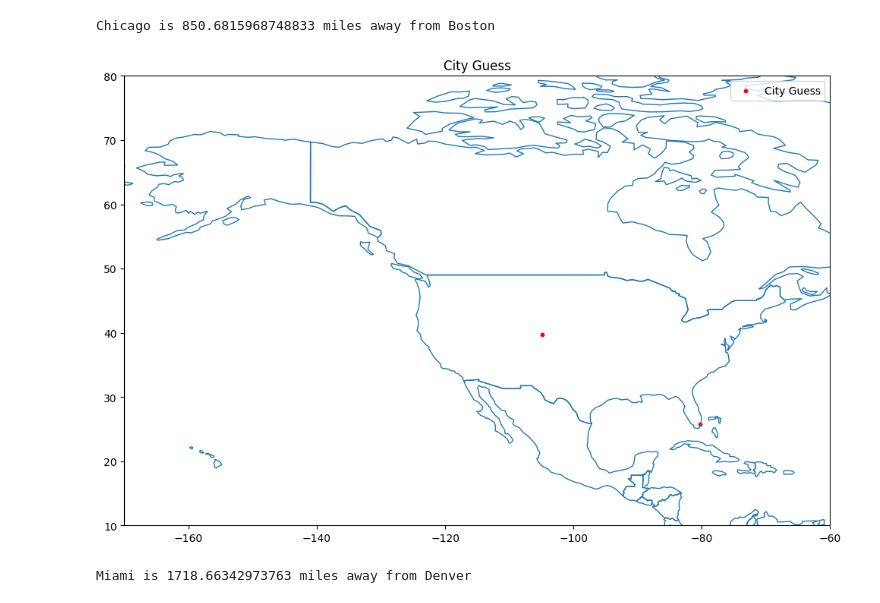
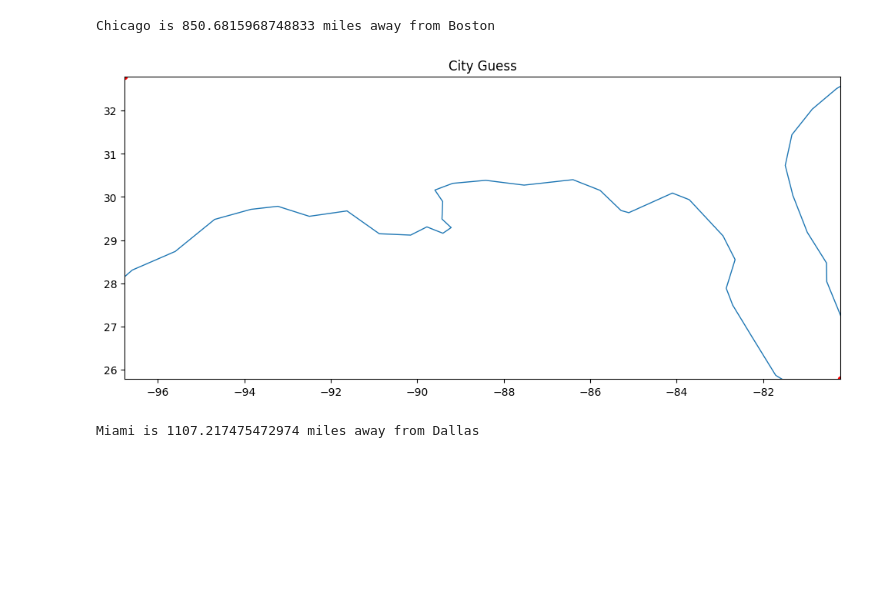
Before and after one commit to Bench-amblee/vscode, a Jupyter notebook: top_cities_notebook.ipynb, the cells around one changed output. Drawn from its saved outputs; the diff is of its cells as text; code cells hidden in the pictures; blank space fills up the shorter version.

```diff
--- a/top_cities_notebook.ipynb
+++ b/top_cities_notebook.ipynb
@@ -136,20 +136,23 @@ def guess_city_map(answer, guess):
     ]
 
     results_df = pd.DataFrame(cities_data)
-    world = gpd.read_file(gpd.datasets.get_path('naturalearth_lowres'))
     results_gdf = gpd.GeoDataFrame(results_df, geometry=gpd.points_from_xy(results_df.lon, results_df.lat))
 
-    bbox = [-170, 10, -60, 80]  # (min_lon, min_lat, max_lon, max_lat)
+
+    # Set max x and y for map output
+    min_lon = min(results_gdf['geometry'].bounds['minx'])
+    max_lon = max(results_gdf['geometry'].bounds['maxx'])
+    min_lat = min(results_gdf['geometry'].bounds['miny'])
+    max_lat = max(results_gdf['geometry'].bounds['maxy'])
+
+
+    world = gpd.read_file(gpd.datasets.get_path('naturalearth_lowres'))
+
     fig, ax = plt.subplots(figsize=(12, 8))
     world.boundary.plot(ax=ax, linewidth=1)
-    results_gdf.plot(ax=ax, color='red', markersize=10, label='City Guess')
-
-    # Set the extent of the map to North America
-    ax.set_xlim(bbox[0], bbox[2])
-    ax.set_ylim(bbox[1], bbox[3])
-
-    # Add a legend
-    plt.legend()
+    results_gdf.plot(ax=ax, color='red', markersize=20, label='City Guess')
+    ax.set_xlim(min_lon, max_lon)
+    ax.set_ylim(min_lat, max_lat)
 
     # Set title
     plt.title('City Guess')
@@ -162,7 +165,7 @@ def guess_city_map(answer, guess):
 
     print(guess + ' is ' + str(distance) + ' miles away from ' + answer)
 # %%
-guess_city_map('Denver','Miami')
+guess_city_map('Dallas','Miami')
 # %% [output]
-[figure, old version]
+[figure, new version]
-Miami is 1718.66342973763 miles away from Denver
+Miami is 1107.217475472974 miles away from Dallas
```
